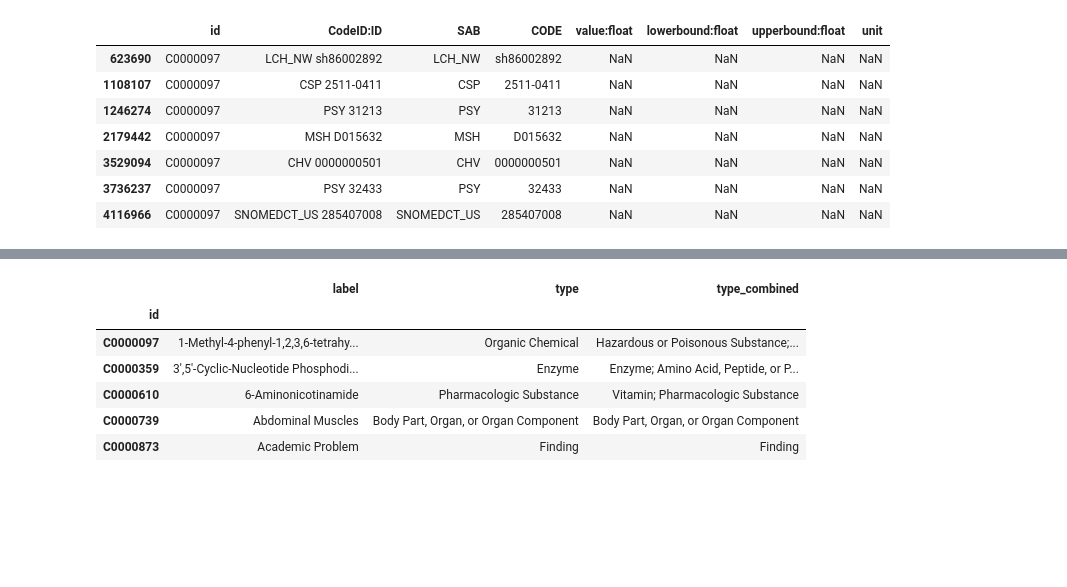
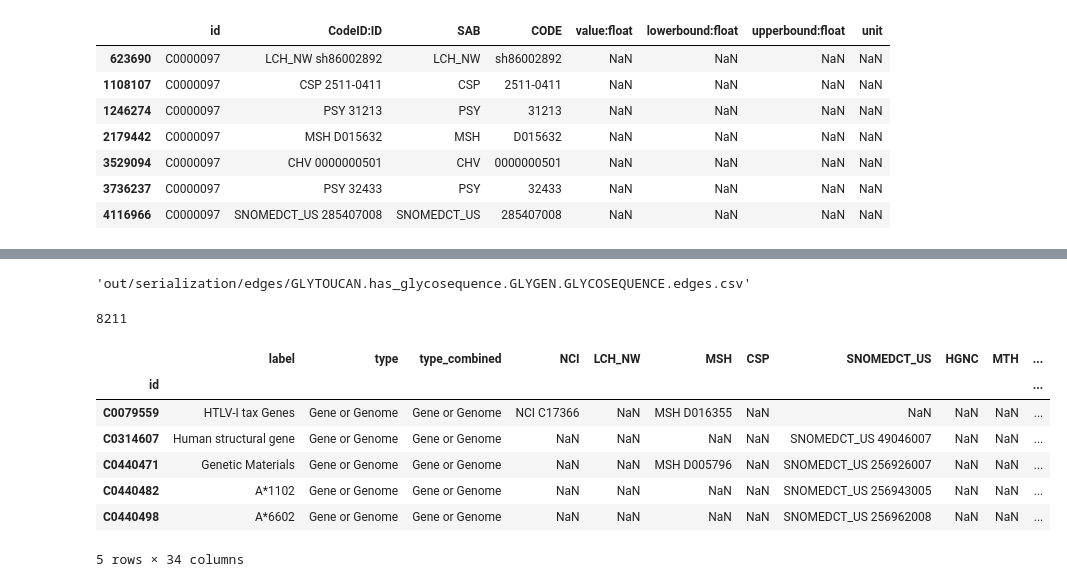
Before and after one commit to MaayanLab/datadistillery-kg, a Jupyter notebook: explorer.ipynb, the cells around one changed output, grey strips where cells are left out. Cells and saved outputs as stored; diff of their text form; code cells hidden in the pictures; blank space fills up the shorter version.

```diff
--- a/explorer.ipynb
+++ b/explorer.ipynb
@@ -440,0 +547,6 @@ concepts.shape
+# %%
+def glygen(s):
+    return s.replace("GLYGEN.RESIDUE", "GLYGEN_RESIDUE").replace("GLYCAN.MOTIF", "GLYCAN_MOTIF").replace('GLYCOSYLTRANSFERASE.REACTION', 'GLYCOSYLTRANSFERASE_REACTION').replace("GLYGEN.SRC", "GLYGEN_SRC").replace('GLYGEN.GLYCOSYLATION', 'GLYGEN_GLYCOSYLATION')
+
+def glygen_reverse(s):
+    return s.replace("GLYGEN_RESIDUE", "GLYGEN.RESIDUE").replace("GLYCAN_MOTIF", "GLYCAN.MOTIF").replace('GLYCOSYLTRANSFERASE_REACTION', 'GLYCOSYLTRANSFERASE.REACTION').replace("GLYGEN_SRC", "GLYGEN.SRC").replace('GLYGEN_GLYCOSYLATION', 'GLYGEN.GLYCOSYLATION')
@@ -440,0 +605,12 @@ concepts.shape
+# %%
+node_base = "out/serialization/nodes/%s.nodes.csv"
+new_node_base = "out/filtered/nodes/%s.nodes.csv"
+new_edge_base = "out/filtered/edges/%s.%s.%s.edges.csv"
+sab_relations = {}
+processed = set()
+# %%
+def glygen(s):
+    return s.replace("GLYGEN.RESIDUE", "GLYGEN_RESIDUE").replace("GLYCAN.MOTIF", "GLYCAN_MOTIF").replace('GLYCOSYLTRANSFERASE.REACTION', 'GLYCOSYLTRANSFERASE_REACTION').replace("GLYGEN.SRC", "GLYGEN_SRC").replace('GLYGEN.GLYCOSYLATION', 'GLYGEN_GLYCOSYLATION').replace("GLYGEN.GLYCOSEQUENCE", "GLYGEN_GLYCOSEQUENCE")
+
+def glygen_reverse(s):
+    return s.replace("GLYGEN_RESIDUE", "GLYGEN.RESIDUE").replace("GLYCAN_MOTIF", "GLYCAN.MOTIF").replace('GLYCOSYLTRANSFERASE_REACTION', 'GLYCOSYLTRANSFERASE.REACTION').replace("GLYGEN_SRC", "GLYGEN.SRC").replace('GLYGEN_GLYCOSYLATION', 'GLYGEN.GLYCOSYLATION').replace("GLYGEN_GLYCOSEQUENCE", "GLYGEN.GLYCOSEQUENCE")
@@ -440,0 +652,9 @@ concepts.shape
+# %%
+match = re.match(edge_pattern, glygen(filename)).groupdict()
+entity = match["entity"]
+source_type = glygen_reverse(match["source_type"]).replace("_", " ")
+relation = match["relation"].replace("_", " ")
+target_type = glygen_reverse(match["target_type"]).replace("_", " ")
+filename
+# %% [output]
+'out/serialization/edges/GLYTOUCAN.has_glycosequence.GLYGEN.GLYCOSEQUENCE.edges.csv'
@@ -441,10 +663,17 @@ concepts.shape
+# %%
+len(a)
+# %% [output]
+8211
+# %%
+source_df = pd.read_csv(node_base%glygen_reverse("Gene or Genome"), index_col=0, low_memory=False)
 # %%
-concepts.head()
+source_df.head()
 # %% [output]
-|  | label | type | type_combined |
-| id |  |  |  |
-| C0000097 | 1-Methyl-4-phenyl-1,2,3,6-tetrahy... | Organic Chemical | Hazardous or Poisonous Substance;... |
-| C0000359 | 3',5'-Cyclic-Nucleotide Phosphodi... | Enzyme | Enzyme; Amino Acid, Peptide, or P... |
-| C0000610 | 6-Aminonicotinamide | Pharmacologic Substance | Vitamin; Pharmacologic Substance |
-| C0000739 | Abdominal Muscles | Body Part, Organ, or Organ Component | Body Part, Organ, or Organ Component |
-| C0000873 | Academic Problem | Finding | Finding |
+|  | label | type | type_combined | NCI | LCH_NW | MSH | CSP | SNOMEDCT_US | HGNC | MTH | ... |
+| id |  |  |  |  |  |  |  |  |  |  | ... |
+| C0079559 | HTLV-I tax Genes | Gene or Genome | Gene or Genome | NCI C17366 | NaN | MSH D016355 | NaN | NaN | NaN | NaN | ... |
+| C0314607 | Human structural gene | Gene or Genome | Gene or Genome | NaN | NaN | NaN | NaN | SNOMEDCT_US 49046007 | NaN | NaN | ... |
+| C0440471 | Genetic Materials | Gene or Genome | Gene or Genome | NaN | NaN | MSH D005796 | NaN | SNOMEDCT_US 256926007 | NaN | NaN | ... |
+| C0440482 | A*1102 | Gene or Genome | Gene or Genome | NaN | NaN | NaN | NaN | SNOMEDCT_US 256943005 | NaN | NaN | ... |
+| C0440498 | A*6602 | Gene or Genome | Gene or Genome | NaN | NaN | NaN | NaN | SNOMEDCT_US 256962008 | NaN | NaN | ... |
+5 rows × 34 columns
```
Also changed, not shown: parts of 44 cells of this notebook.
